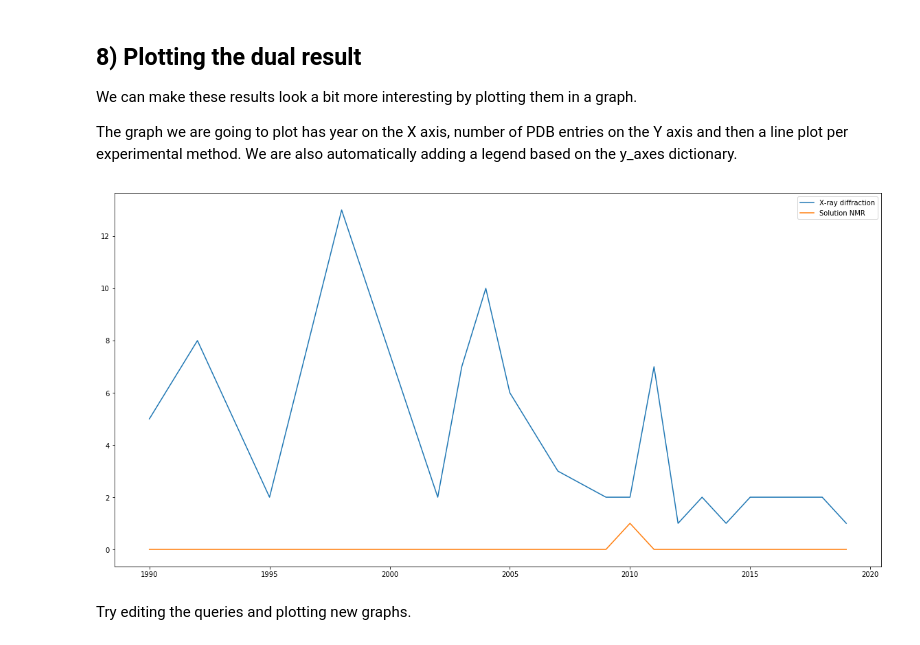
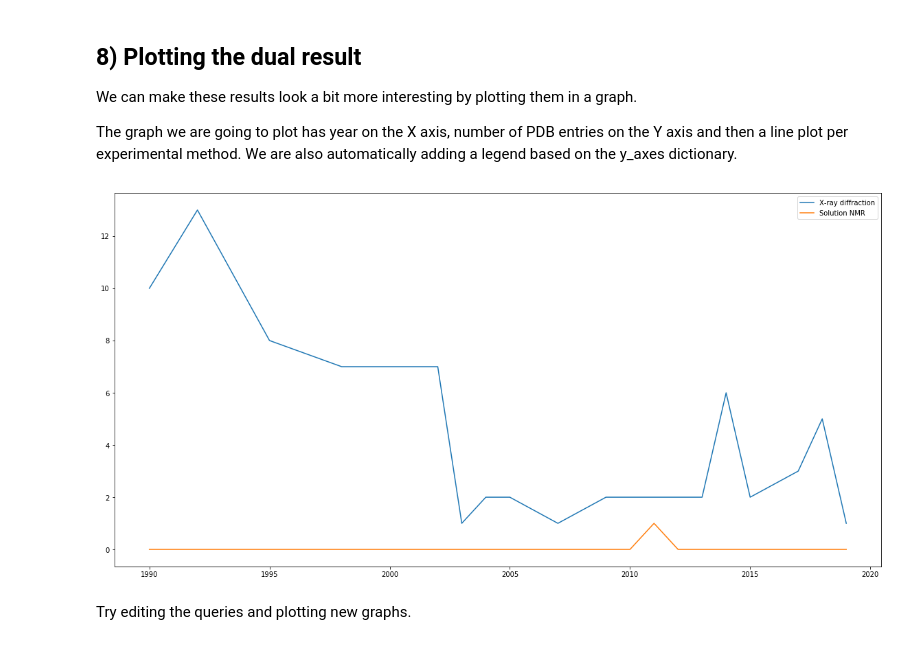
Before and after one commit to PDBeurope/pdbe-api-training, a Jupyter notebook: API workshop #6 - PDB search.ipynb, the cells around one changed output. Cells and saved outputs as stored; diff of their text form; code cells hidden in the pictures.

Commit message:
corrected plotting multiline graph

```diff
--- a/API workshop #6 - PDB search.ipynb
+++ b/API workshop #6 - PDB search.ipynb
@@ -444,17 +420,18 @@ We are also automatically adding a legend based on the y_axes dictionary.
 # %%
 def plot_multi_line(input_dict):
     x_axis = input_dict['x_axis']
     y_axes = input_dict['y_axes']
 
     plt.figure(figsize=(20,10))
 
 
     for y in y_axes:
         plt.plot(x_axis, y_axes[y], label=y)
     plt.legend()
     plt.show()
-plot_multi_line(plot_dict)
+results_for_graph = reformat_for_multi_graph(ret)
+plot_multi_line(results_for_graph)
 # %% [output]
-[figure, old version]
+[figure, new version]
 # %% [markdown]
 Try editing the queries and plotting new graphs.
```
Also changed, not shown: parts of 7 cells of this notebook.
